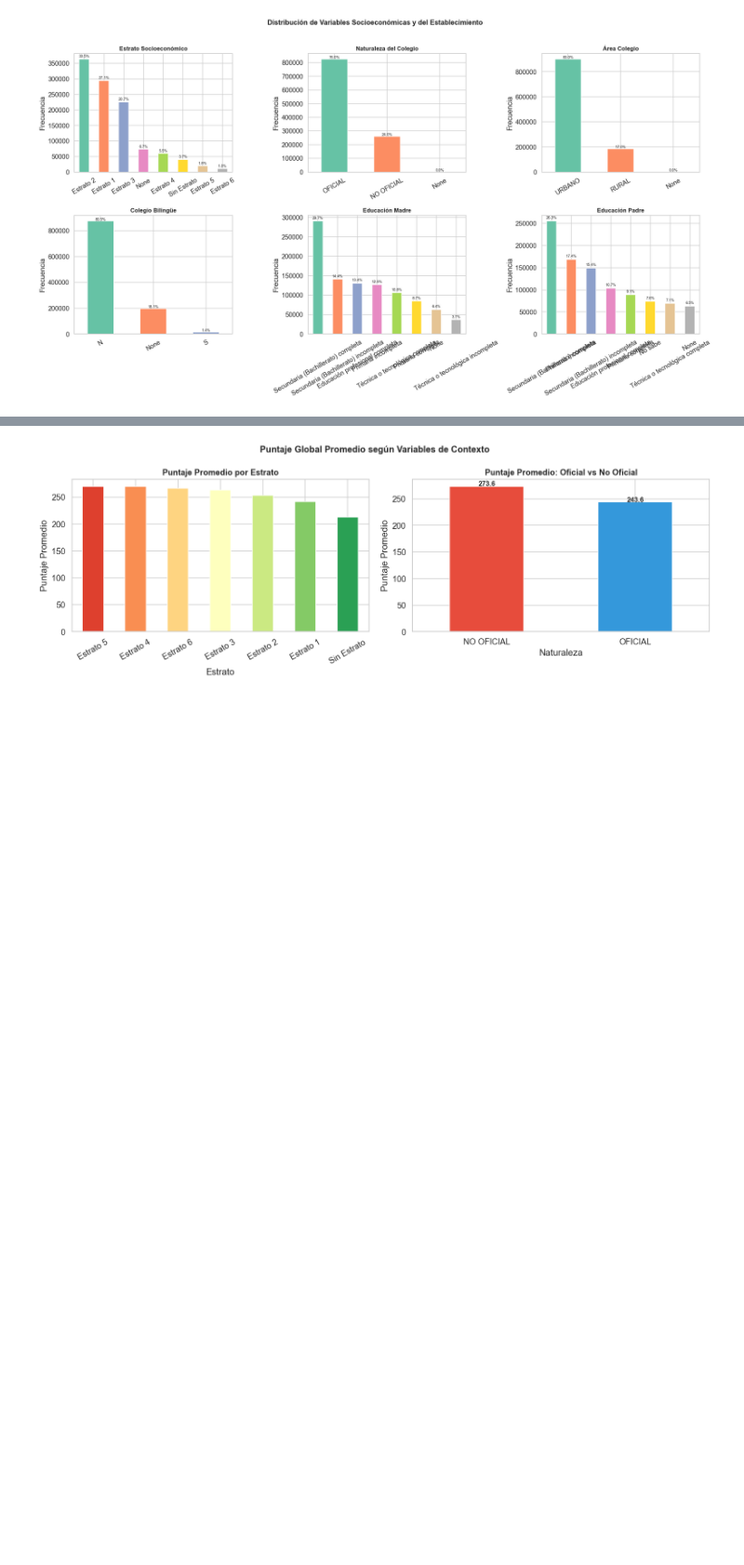
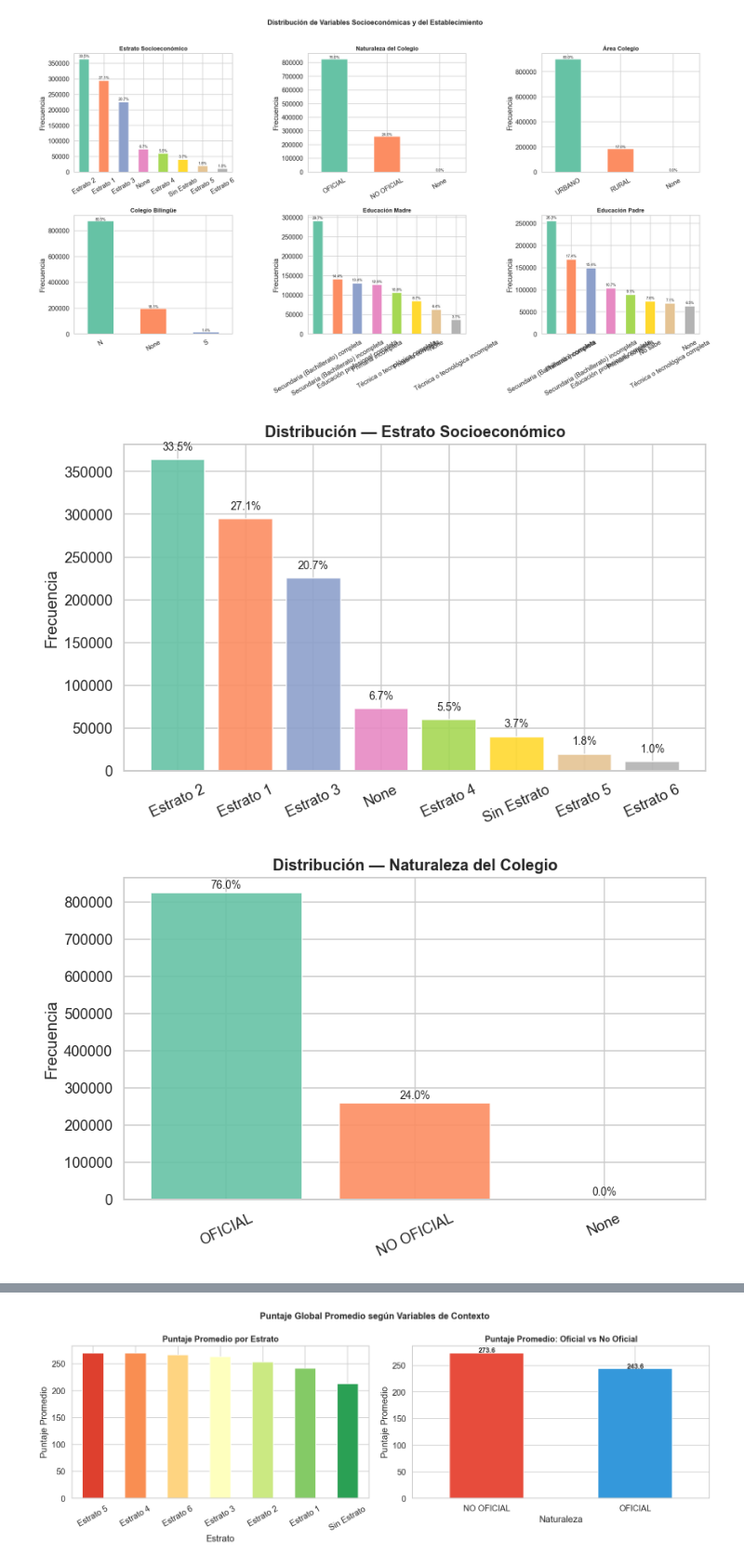
Before and after one commit to ccarvajalesc/PUJ-ML-Proyecto, a Jupyter notebook: Notebooks/Saber11_ML_Proyecto_V2.ipynb, the cells around one changed output, grey strips where cells are left out. Shown at 93% size. Saved outputs shown, nothing was run; the diff lists cells and outputs as text; code cells hidden in the pictures; blank space fills up the shorter version.

```diff
--- a/Notebooks/Saber11_ML_Proyecto_V2.ipynb
+++ b/Notebooks/Saber11_ML_Proyecto_V2.ipynb
@@ -599,3 +599,74 @@ plt.savefig('images/fig_cat_vars.png', dpi=110, bbox_inches='tight')
 plt.show()
 # %% [output]
 [figure]
+# %%
+
+# ── Variables categóricas de interés ──────────────────────────────────────────
+cat_interest = [
+    ('fami_estratovivienda', 'Estrato Socioeconómico'),
+    ('cole_naturaleza',      'Naturaleza del Colegio'),
+    ('cole_area_ubicacion',  'Área Colegio'),
+    ('cole_bilingue',        'Colegio Bilingüe'),
+    ('fami_educacionmadre',  'Educación Madre'),
+    ('fami_educacionpadre',  'Educación Padre'),
+]
+
+cat_interest = [(c, l) for c, l in cat_interest if c in df_raw.columns]
+
+palette = sns.color_palette('Set2', 10)
+
+# ── Generar una figura individual por variable ───────────────────────────────
+for col, label in cat_interest:
+
+    fig, ax = plt.subplots(figsize=(8, 5))
+
+    vc = df_raw[col].value_counts(dropna=False).head(10)
+    total = vc.sum()
+
+    bars = ax.bar(
+        vc.index.astype(str),
+        vc.values,
+        color=palette[:len(vc)],
+        edgecolor='white',
+        alpha=0.9
+    )
+
+    ax.set_title(
+        f'Distribución — {label}',
+        fontsize=13,
+        fontweight='bold'
+    )
+
+    ax.set_xlabel('')
+    ax.set_ylabel('Frecuencia')
+
+    ax.tick_params(axis='x', rotation=25)
+
+    # Etiquetas de porcentaje
+    for bar in bars:
+        pct = bar.get_height() / total * 100
+
+        ax.text(
+            bar.get_x() + bar.get_width()/2,
+            bar.get_height() + total * 0.01,
+            f'{pct:.1f}%',
+            ha='center',
+            fontsize=9
+        )
+
+    plt.tight_layout()
+
+    # Nombre limpio para guardar
+    save_name = f'images/eda/{col}.png'
+
+    plt.savefig(
+        save_name,
+        dpi=120,
+        bbox_inches='tight'
+    )
+
+    plt.show()
+    plt.close()
+# %% [output]
+[figure, added]
+[figure, added]
```
Also changed, not shown: parts of 10 cells of this notebook, 27 other files.
